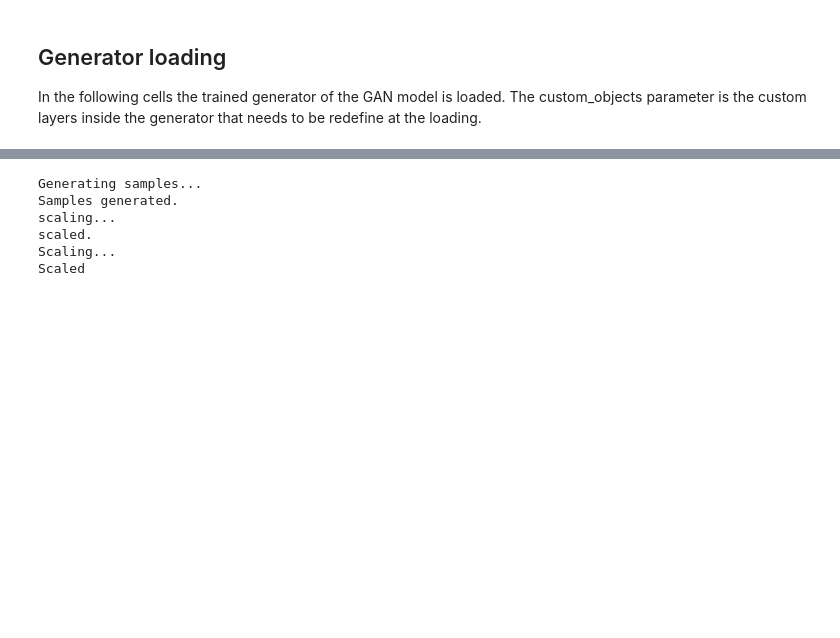
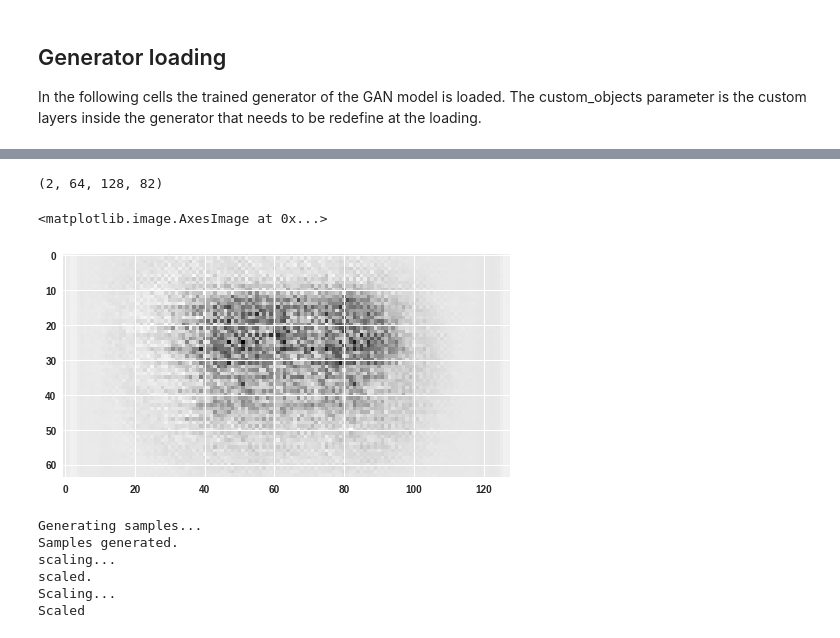
Before and after one commit to Cam-B04/Producing-realistic-climate-data-with-GANs, a Jupyter notebook: notebook/Paper_figure_82c_GAN_training.ipynb, the cells around one changed output, grey strips where cells are left out. Cells and saved outputs as stored; diff of their text form; code cells hidden in the pictures; blank space fills up the shorter version.

```diff
--- a/notebook/Paper_figure_82c_GAN_training.ipynb
+++ b/notebook/Paper_figure_82c_GAN_training.ipynb
@@ -178,3 +178,13 @@ WARNING:tensorflow:From /home/besombes/.env/old_tf1/lib/python3.7/site-packages/
+# %%
+sample =  np.load('../data/generated/wgan/test/test_0.npy')
+print(sample.shape)
+# %% [output]
+(2, 64, 128, 82)
+# %%
+plt.imshow(sample[0,:,:,0])
+# %% [output]
+<matplotlib.image.AxesImage at 0x...>
+[figure, added]
 # %%
 print('Generating samples...')
 
```
Also changed, not shown: parts of 2 cells of this notebook, 2 other files.
